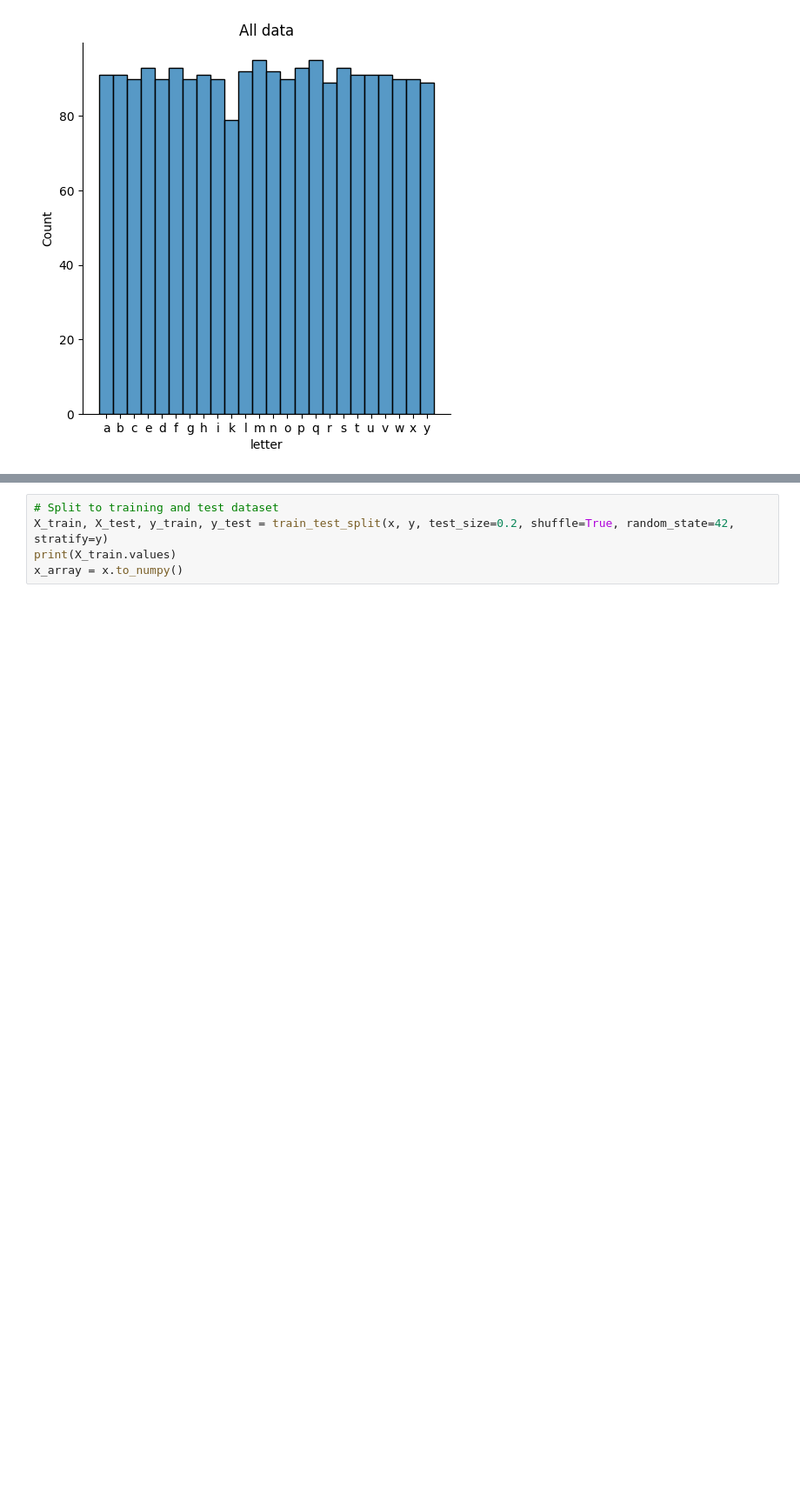
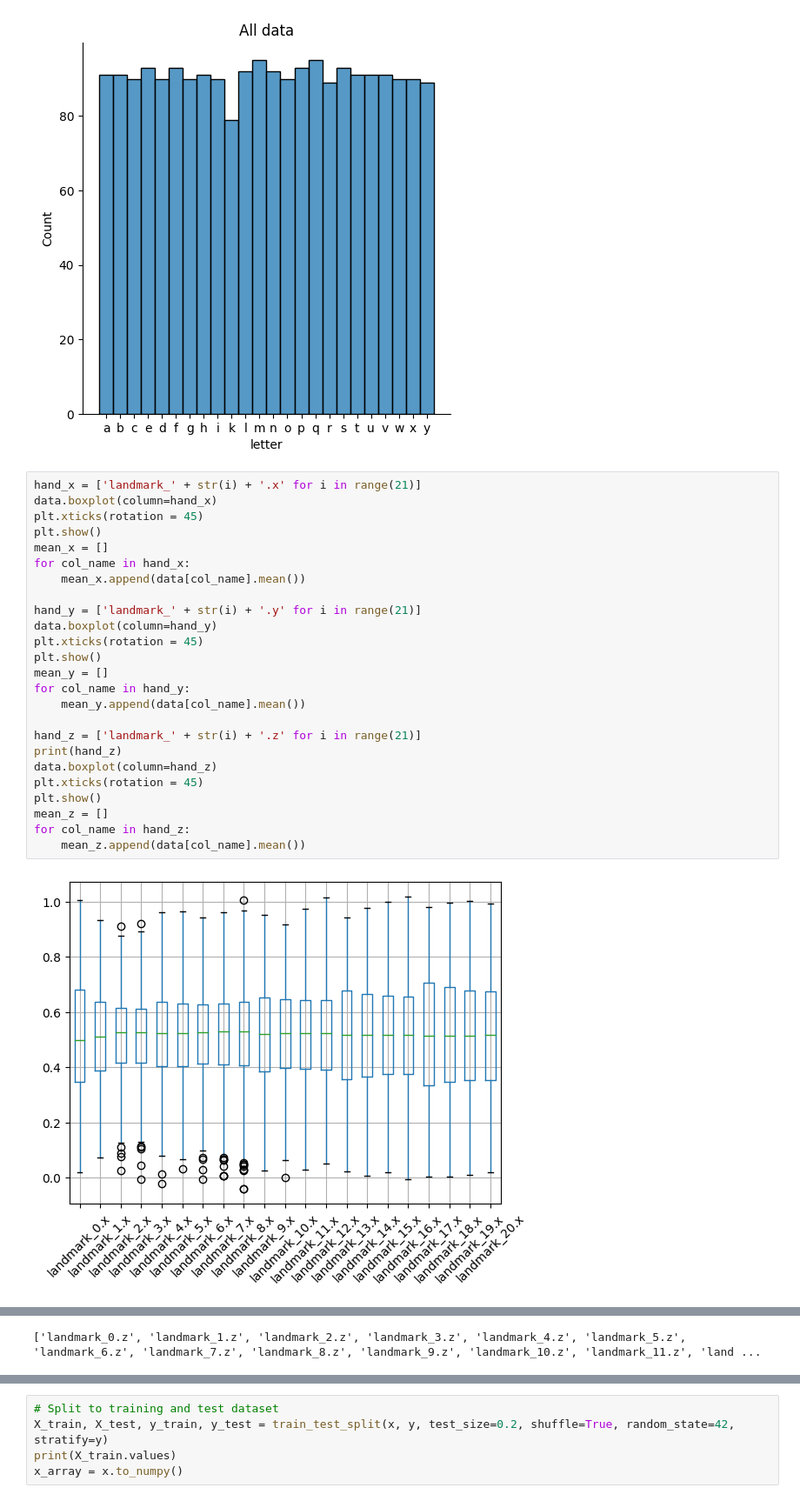
Before and after one commit to SzymKwiatkowski/HandSignsRecognition, a Jupyter notebook: lookup_data.ipynb, the cells around one changed output, grey strips where cells are left out. Shown at 87% size. Saved outputs shown, nothing was run; the diff lists cells and outputs as text; blank space fills up the shorter version.

```diff
--- a/lookup_data.ipynb
+++ b/lookup_data.ipynb
@@ -136,3 +136,30 @@ plt.title('All data')
 # %% [output]
 Text(0.5, 1.0, 'All data')
 [figure]
+# %%
+hand_x = ['landmark_' + str(i) + '.x' for i in range(21)]
+data.boxplot(column=hand_x)
+plt.xticks(rotation = 45)
+plt.show()
+mean_x = []
+for col_name in hand_x:
+    mean_x.append(data[col_name].mean())
+
+hand_y = ['landmark_' + str(i) + '.y' for i in range(21)]
+data.boxplot(column=hand_y)
+plt.xticks(rotation = 45)
+plt.show()
+mean_y = []
+for col_name in hand_y:
+    mean_y.append(data[col_name].mean())
+
+hand_z = ['landmark_' + str(i) + '.z' for i in range(21)]
+print(hand_z)
+data.boxplot(column=hand_z)
+plt.xticks(rotation = 45)
+plt.show()
+mean_z = []
+for col_name in hand_z:
+    mean_z.append(data[col_name].mean())
+# %% [output]
+[figure, added]
@@ -138,0 +167 @@ Text(0.5, 1.0, 'All data')
+['landmark_0.z', 'landmark_1.z', 'landmark_2.z', 'landmark_3.z', 'landmark_4.z', 'landmark_5.z', 'landmark_6.z', 'landmark_7.z', 'landmark_8.z', 'landmark_9.z', 'landmark_10.z', 'landmark_11.z', 'land ...
```
Also changed, not shown: parts of 6 cells of this notebook, 13 other files.
